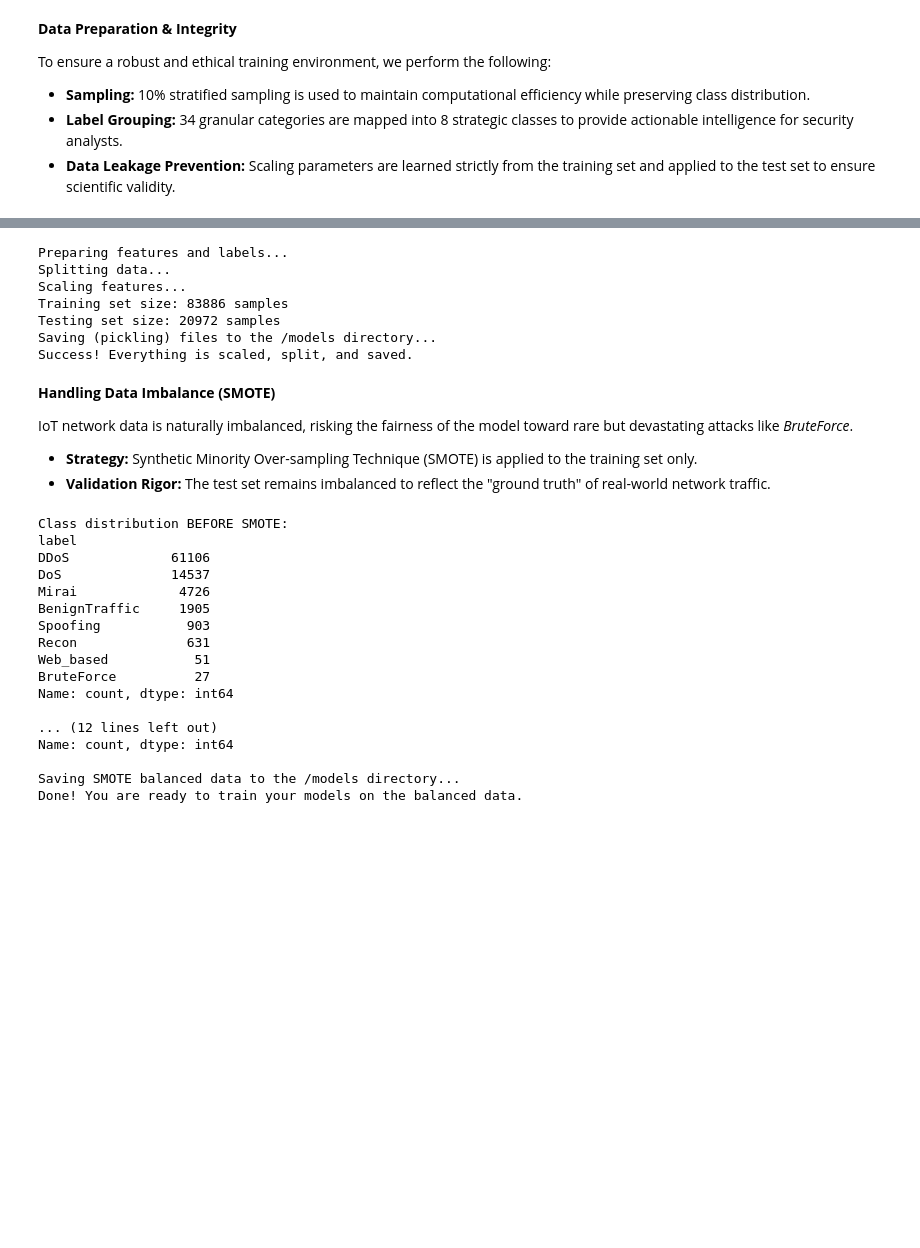
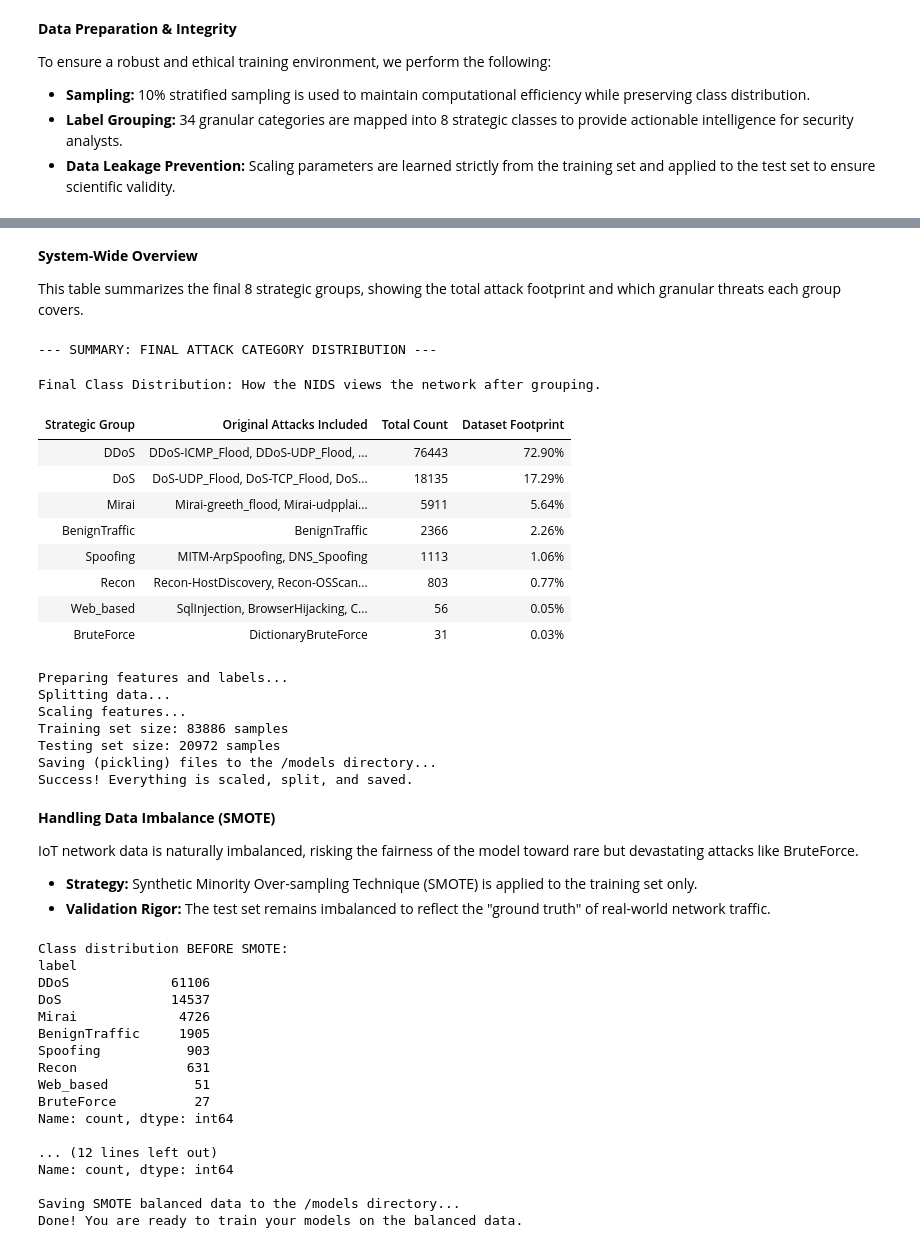
Before and after one commit to HarshaKValiyamannil/NIDS, a Jupyter notebook: NIDS.ipynb, the cells around one changed output, grey strips where cells are left out. Saved outputs shown, nothing was run; the diff lists cells and outputs as text; code cells hidden in the pictures; blank space fills up the shorter version.

```diff
--- a/NIDS.ipynb
+++ b/NIDS.ipynb
@@ -147 +164,35 @@ Name: count, dtype: int64
+# %% [markdown]
+**System-Wide Overview**
+
+This table summarizes the final 8 strategic groups, showing the total attack footprint and which granular threats each group covers.
+# %%
+# ------------------------------------------------------
+# Aggregate the mapping logic into a high-level summary
+# ------------------------------------------------------
+summary_table = lethal_silence.groupby('New Group').agg({
+    'Original Category': lambda x: ', '.join(x),
+    'Count (Pre-SMOTE)': 'sum',
+    '% of Total Dataset': 'sum'
+}).sort_values(by='Count (Pre-SMOTE)', ascending=False).reset_index()
+
+summary_table.columns = ['Strategic Group', 'Original Attacks Included', 'Total Count', 'Dataset Footprint']
+
+print("--- SUMMARY: FINAL ATTACK CATEGORY DISTRIBUTION ---")
+display(summary_table.style.format({'Dataset Footprint': '{:.2f}%'})
+    .background_gradient(cmap='Greens', subset=['Total Count'])
+    .set_properties(subset=['Original Attacks Included'], **{'max-width': '400px', 'font-size': '10pt'})
+    .set_caption("Final Class Distribution: How the NIDS views the network after grouping.")
+    .hide(axis='index'))
+# %% [output]
+--- SUMMARY: FINAL ATTACK CATEGORY DISTRIBUTION ---
+Final Class Distribution: How the NIDS views the network after grouping.
+| Strategic Group | Original Attacks Included | Total Count | Dataset Footprint |
+| DDoS | DDoS-ICMP_Flood, DDoS-UDP_Flood, ... | 76443 | 72.90% |
+| DoS | DoS-UDP_Flood, DoS-TCP_Flood, DoS... | 18135 | 17.29% |
+| Mirai | Mirai-greeth_flood, Mirai-udpplai... | 5911 | 5.64% |
+| BenignTraffic | BenignTraffic | 2366 | 2.26% |
+| Spoofing | MITM-ArpSpoofing, DNS_Spoofing | 1113 | 1.06% |
+| Recon | Recon-HostDiscovery, Recon-OSScan... | 803 | 0.77% |
+| Web_based | SqlInjection, BrowserHijacking, C... | 56 | 0.05% |
+| BruteForce | DictionaryBruteForce | 31 | 0.03% |
 # %%
@@ -201,7 +254,7 @@ Success! Everything is scaled, split, and saved.
 # %% [markdown]
 **Handling Data Imbalance (SMOTE)**
 
-IoT network data is naturally imbalanced, risking the fairness of the model toward rare but devastating attacks like *BruteForce*.
+IoT network data is naturally imbalanced, risking the fairness of the model toward rare but devastating attacks like BruteForce.
 * **Strategy:** Synthetic Minority Over-sampling Technique (SMOTE) is applied to the training set only.
 * **Validation Rigor:** The test set remains imbalanced to reflect the "ground truth" of real-world network traffic.
 # %%
```
Also changed, not shown: parts of 23 cells of this notebook, 2 other files.
